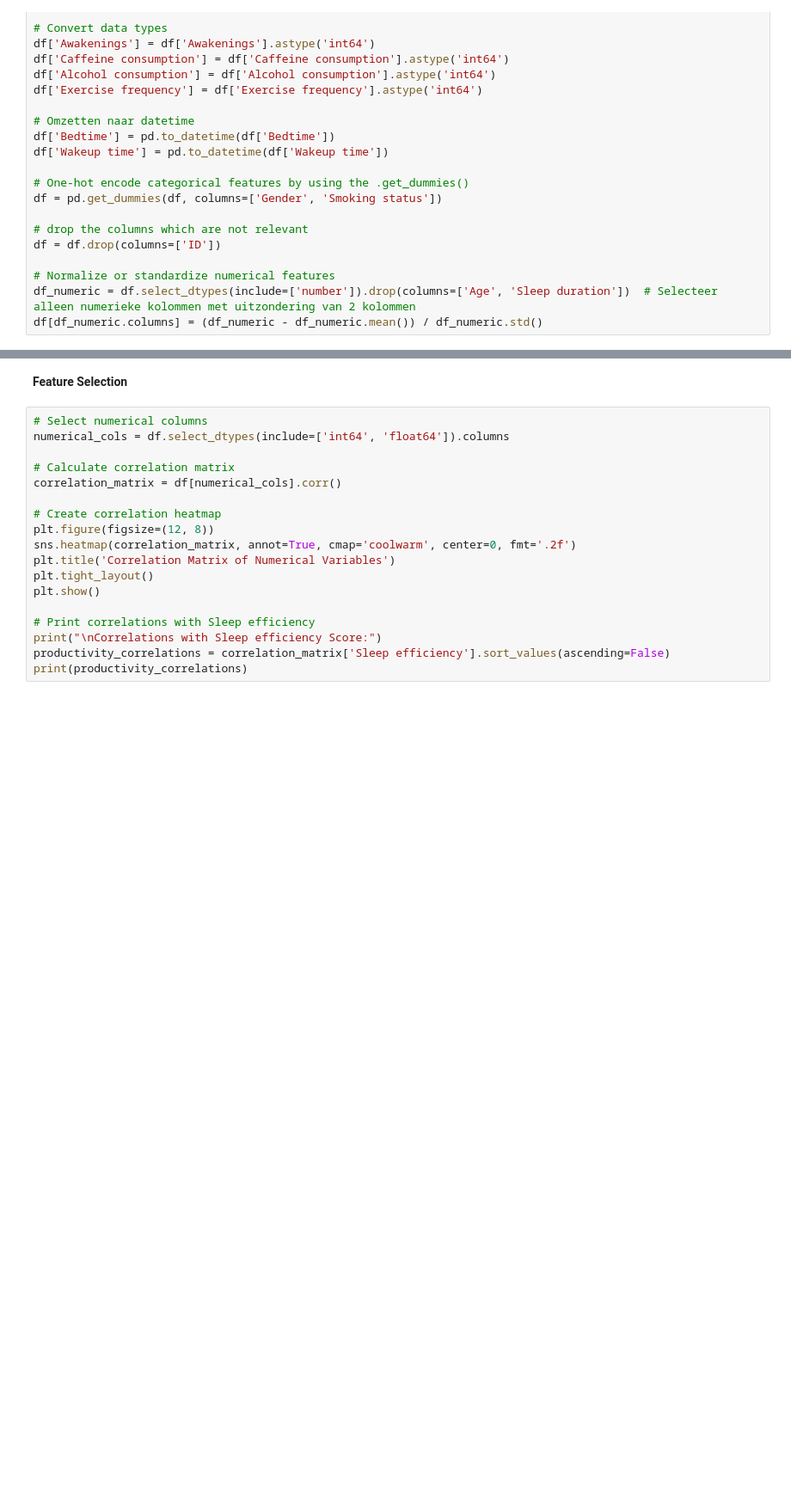
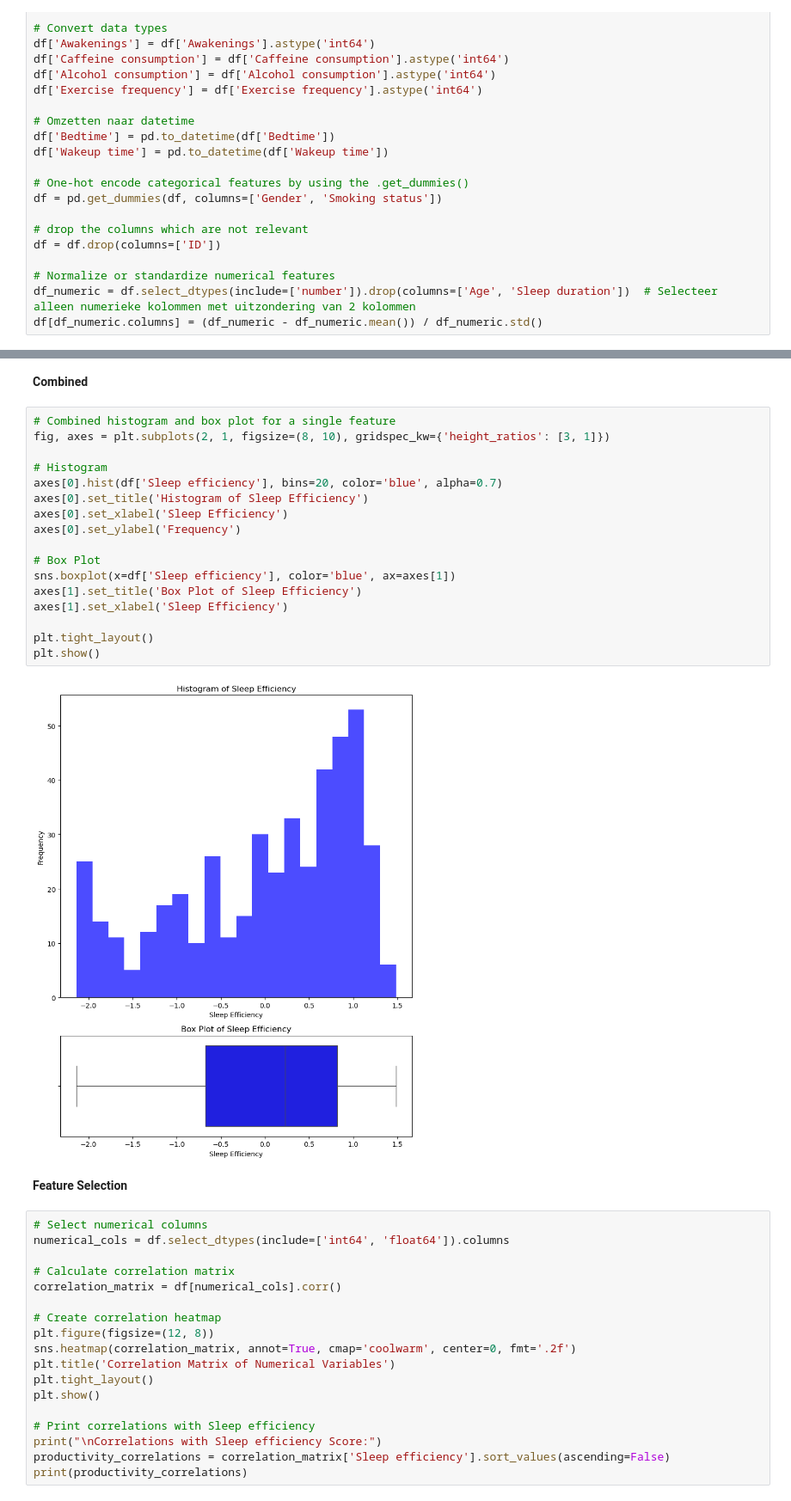
Before and after one commit to Jelles/ML-Model, a Jupyter notebook: Data Analysis - Gilbert.ipynb, the cells around one changed output, grey strips where cells are left out. Shown at 86% size. Drawn from its saved outputs; the diff is of its cells as text; blank space fills up the shorter version.

```diff
--- a/Data Analysis - Gilbert.ipynb
+++ b/Data Analysis - Gilbert.ipynb
@@ -213,3 +245,24 @@ plt.show()
+# %% [markdown]
+**Combined**
+# %%
+# Combined histogram and box plot for a single feature
+fig, axes = plt.subplots(2, 1, figsize=(8, 10), gridspec_kw={'height_ratios': [3, 1]})
+
+# Histogram
+axes[0].hist(df['Sleep efficiency'], bins=20, color='blue', alpha=0.7)
+axes[0].set_title('Histogram of Sleep Efficiency')
+axes[0].set_xlabel('Sleep Efficiency')
+axes[0].set_ylabel('Frequency')
+
+# Box Plot
+sns.boxplot(x=df['Sleep efficiency'], color='blue', ax=axes[1])
+axes[1].set_title('Box Plot of Sleep Efficiency')
+axes[1].set_xlabel('Sleep Efficiency')
+
+plt.tight_layout()
+plt.show()
+# %% [output]
+[figure, added]
 # %% [markdown]
 **Feature Selection**
 # %%
```
Also changed, not shown: parts of 13 cells of this notebook, 3 other files.
